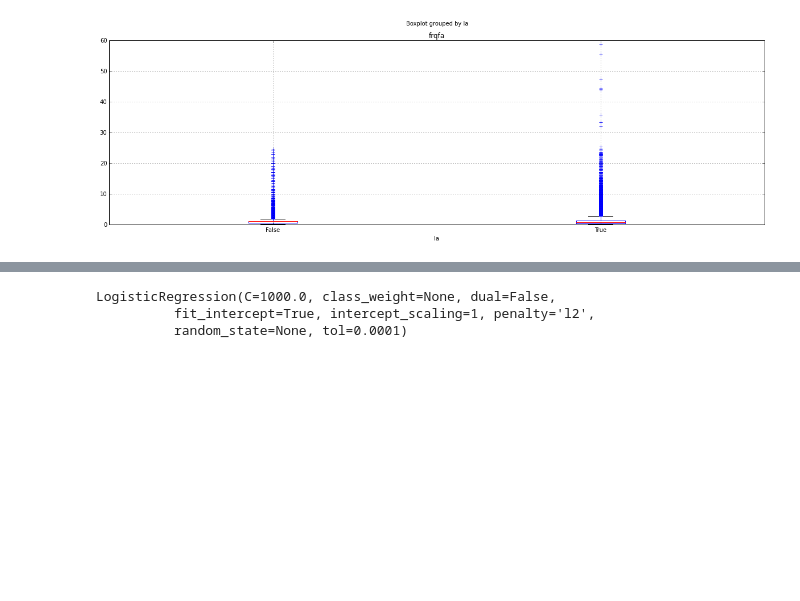
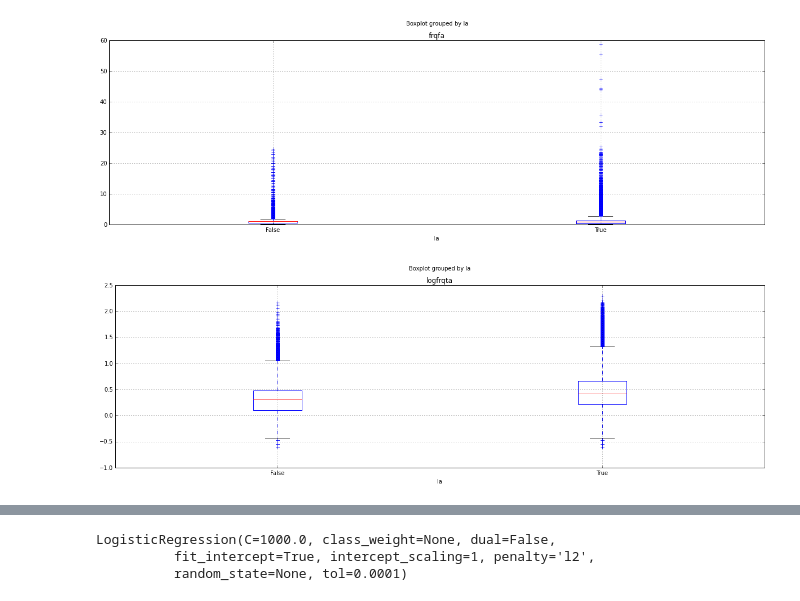
Before and after one commit to shinwachi/cs109_firstOrPerish, a Jupyter notebook: analysis/exploratory_data_analysis.ipynb, the cells around one changed output, grey strips where cells are left out. Cells and saved outputs as stored; diff of their text form; code cells hidden in the pictures; blank space fills up the shorter version.

```diff
--- a/analysis/exploratory_data_analysis.ipynb
+++ b/analysis/exploratory_data_analysis.ipynb
@@ -105,3 +135,8 @@ ax = d.boxplot(column='logfrqfa', by='la')
 ax = d.boxplot(column='frqfa', by='la')
 # %% [output]
 [figure]
+# %%
+# total frequency seems to matter, but then again, last author paper is included here
+ax = d.boxplot(column='logfrqta', by='la')
+# %% [output]
+[figure, added]
```
Also changed, not shown: parts of 19 cells of this notebook.
